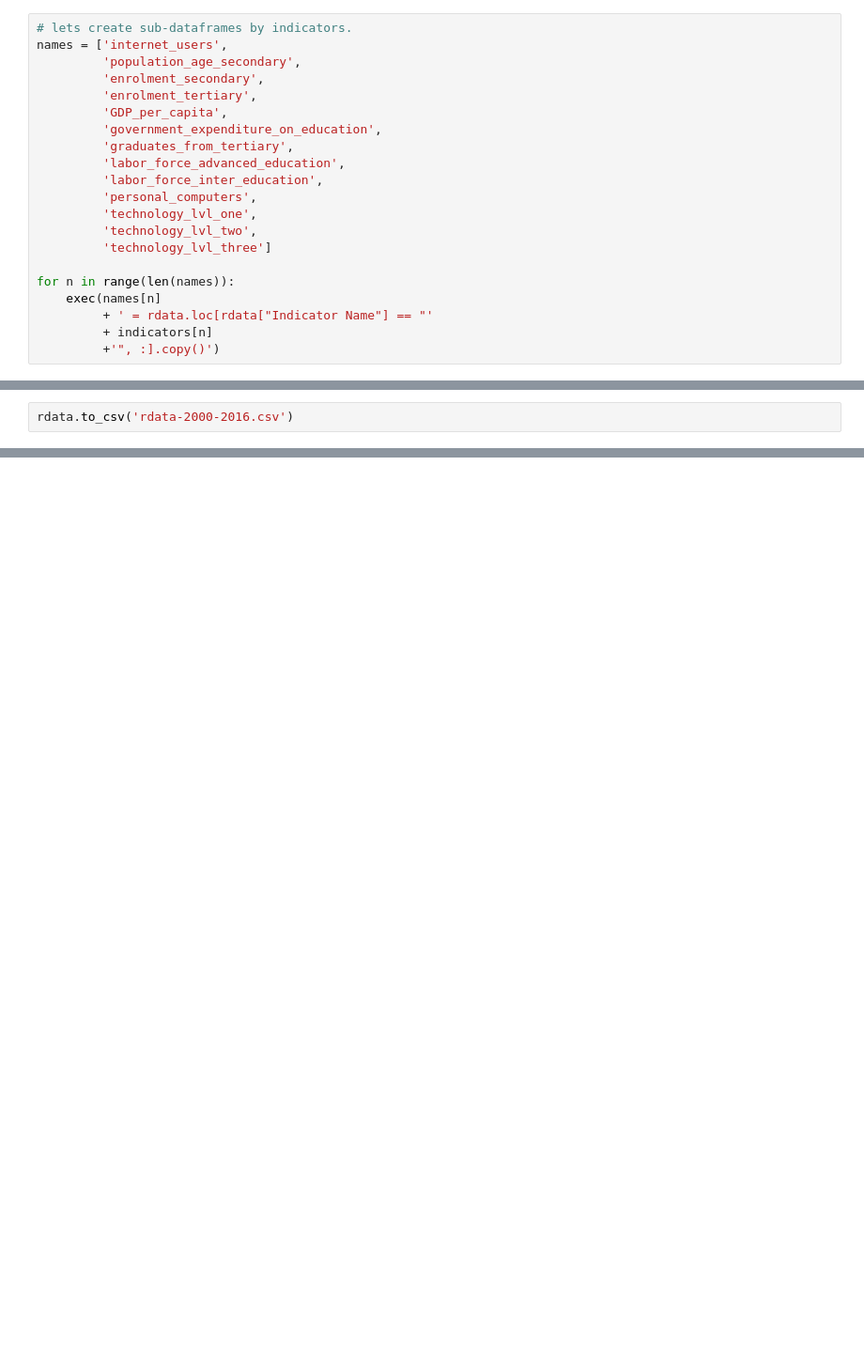
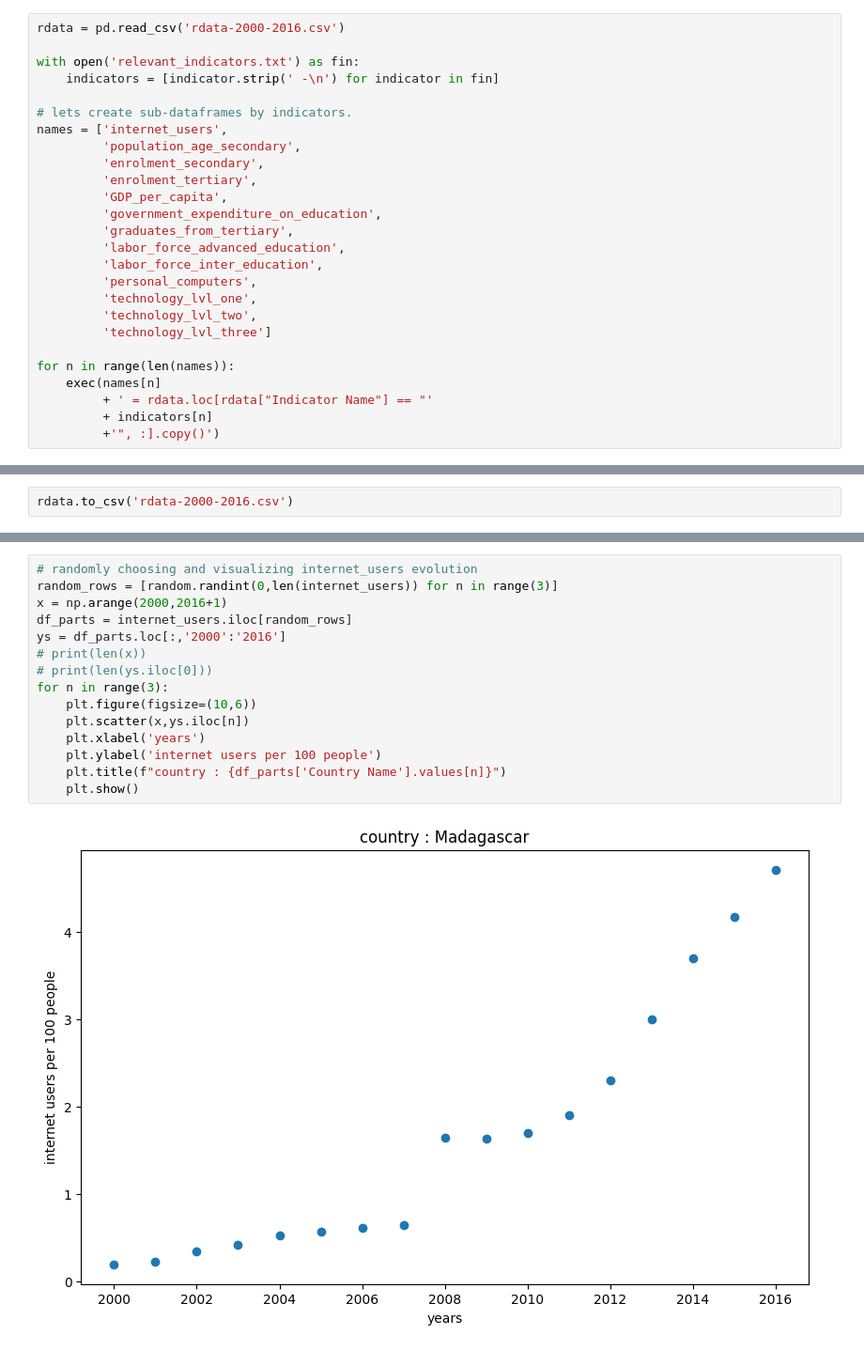
Before and after one commit to JulienfLeBoucher/OC_Edtech, a Jupyter notebook: LE-BOUCHER_Julien_1_notebook_122022.ipynb, the cells around one changed output, grey strips where cells are left out. Shown: that part at 94% size. Saved outputs shown, nothing was run; the diff lists cells and outputs as text; blank space fills up the shorter version.

```diff
--- a/LE-BOUCHER_Julien_1_notebook_122022.ipynb
+++ b/LE-BOUCHER_Julien_1_notebook_122022.ipynb
@@ -971,6 +974,11 @@ rdata = rdata.loc[:, 'Country Name':'2016']
 # %%
 rdata.to_csv('rdata-2000-2016.csv')
 # %%
+rdata = pd.read_csv('rdata-2000-2016.csv')
+
+with open('relevant_indicators.txt') as fin:
+    indicators = [indicator.strip(' -\n') for indicator in fin]
+
 # lets create sub-dataframes by indicators.
 names = ['internet_users',
          'population_age_secondary',
@@ -1060,0 +1325,17 @@ rdata.to_csv('rdata-2000-2016.csv')
+# %%
+# randomly choosing and visualizing internet_users evolution
+random_rows = [random.randint(0,len(internet_users)) for n in range(3)]
+x = np.arange(2000,2016+1)
+df_parts = internet_users.iloc[random_rows]
+ys = df_parts.loc[:,'2000':'2016']
+# print(len(x))
+# print(len(ys.iloc[0]))
+for n in range(3):
+    plt.figure(figsize=(10,6))
+    plt.scatter(x,ys.iloc[n])
+    plt.xlabel('years')
+    plt.ylabel('internet users per 100 people')
+    plt.title(f"country : {df_parts['Country Name'].values[n]}")
+    plt.show()
+# %% [output]
+[figure, added]
```
Also changed, not shown: parts of 29 cells of this notebook, 1 other file.
